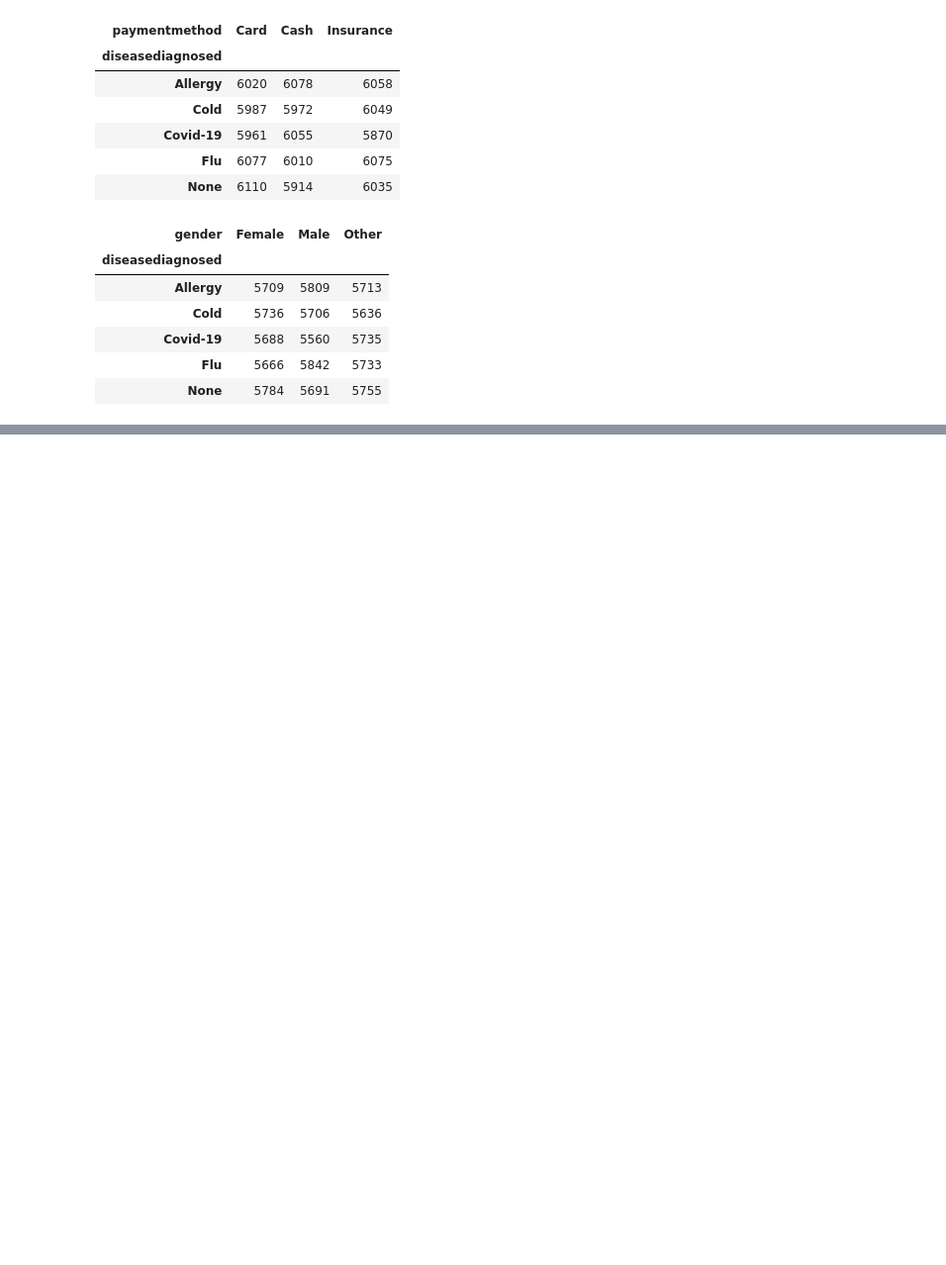
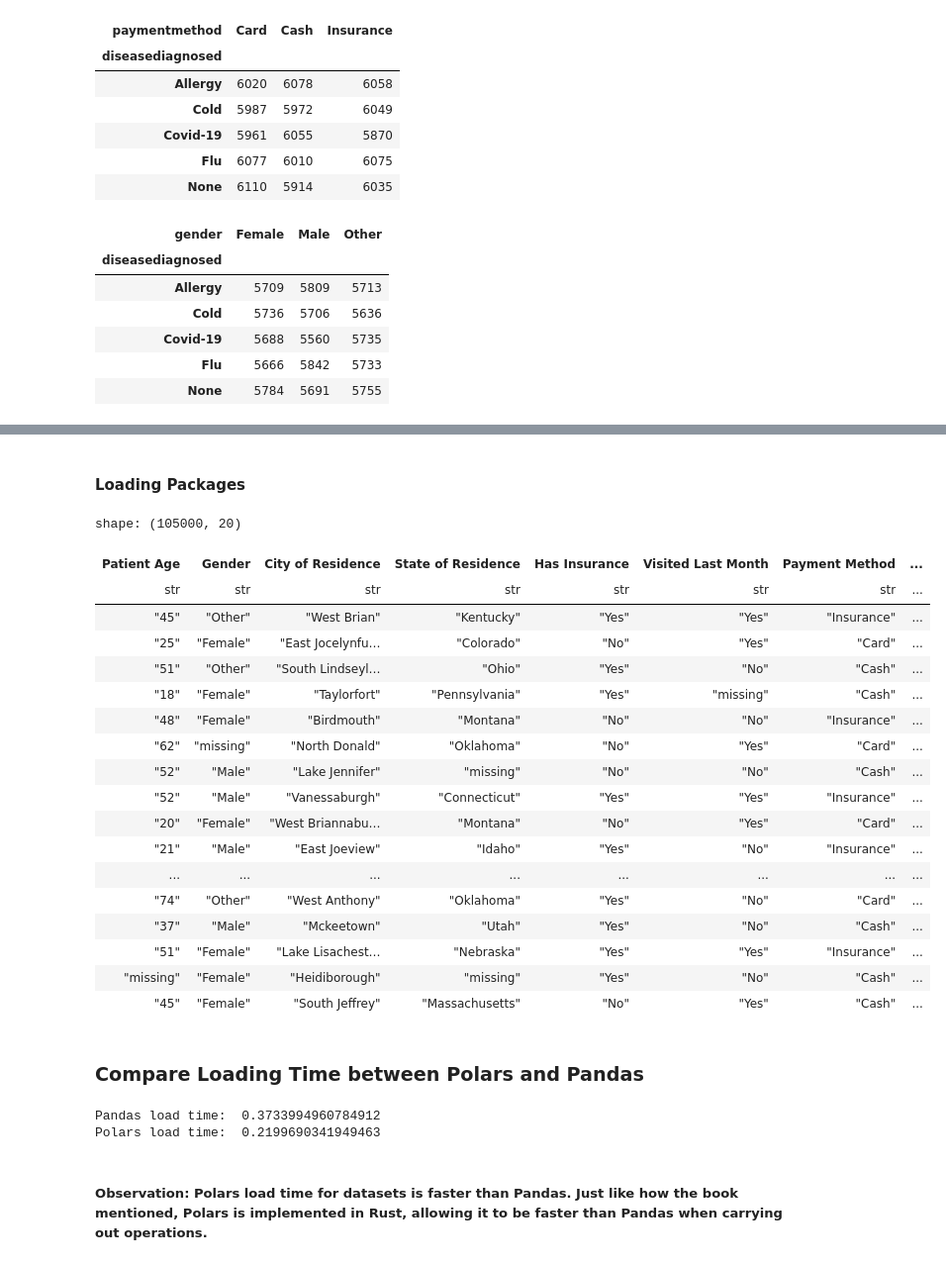
Before and after one commit to Helzheng123/datasci_2_manipulation, a Jupyter notebook: hha507_wk2_assignment.ipynb, the cells around one changed output, grey strips where cells are left out. Shown at 99% size. Saved outputs shown, nothing was run; the diff lists cells and outputs as text; code cells hidden in the pictures; blank space fills up the shorter version.

```diff
--- a/hha507_wk2_assignment.ipynb
+++ b/hha507_wk2_assignment.ipynb
@@ -262,0 +269,2 @@ data.pivot_table(values='patientage', index='diseasediagnosed', columns='gender'
+# %% [markdown]
+#### Loading Packages
@@ -262,0 +273,25 @@ data.pivot_table(values='patientage', index='diseasediagnosed', columns='gender'
+# %%
+pl_data = pl.read_csv('https://raw.githubusercontent.com/Helzheng123/datasci_2_manipulation/main/datasets/healthcare_data_cleaning.csv')
+pl_data
+# %% [output]
+shape: (105000, 20)
+| Patient Age | Gender | City of Residence | State of Residence | Has Insurance | Visited Last Month | Payment Method | ... |
+| str | str | str | str | str | str | str | ... |
+| "45" | "Other" | "West Brian" | "Kentucky" | "Yes" | "Yes" | "Insurance" | ... |
+| "25" | "Female" | "East Jocelynfu… | "Colorado" | "No" | "Yes" | "Card" | ... |
+| "51" | "Other" | "South Lindseyl… | "Ohio" | "Yes" | "No" | "Cash" | ... |
+| "18" | "Female" | "Taylorfort" | "Pennsylvania" | "Yes" | "missing" | "Cash" | ... |
+| "48" | "Female" | "Birdmouth" | "Montana" | "No" | "No" | "Insurance" | ... |
+| "62" | "missing" | "North Donald" | "Oklahoma" | "No" | "Yes" | "Card" | ... |
+| "52" | "Male" | "Lake Jennifer" | "missing" | "No" | "No" | "Cash" | ... |
+| "52" | "Male" | "Vanessaburgh" | "Connecticut" | "Yes" | "Yes" | "Insurance" | ... |
+| "20" | "Female" | "West Briannabu… | "Montana" | "No" | "Yes" | "Card" | ... |
+| "21" | "Male" | "East Joeview" | "Idaho" | "Yes" | "No" | "Insurance" | ... |
+| ... | ... | ... | ... | ... | ... | ... | ... |
+| "74" | "Other" | "West Anthony" | "Oklahoma" | "Yes" | "No" | "Card" | ... |
+| "37" | "Male" | "Mckeetown" | "Utah" | "Yes" | "No" | "Cash" | ... |
+| "51" | "Female" | "Lake Lisachest… | "Nebraska" | "Yes" | "Yes" | "Insurance" | ... |
+| "missing" | "Female" | "Heidiborough" | "missing" | "Yes" | "No" | "Cash" | ... |
+| "45" | "Female" | "South Jeffrey" | "Massachusetts" | "No" | "Yes" | "Cash" | ... |
+# %% [markdown]
+### Compare Loading Time between Polars and Pandas
@@ -262,0 +311,10 @@ data.pivot_table(values='patientage', index='diseasediagnosed', columns='gender'
+# %%
+# to show the load times for each
+
+print('Pandas load time: ', pandas_time)
+print('Polars load time: ', polars_time)
+# %% [output]
+Pandas load time:  0.3733994960784912
+Polars load time:  0.2199690341949463
+# %% [markdown]
+##### Observation: Polars load time for datasets is faster than Pandas. Just like how the book mentioned, Polars is implemented in Rust, allowing it to be faster than Pandas when carrying out operations.
```
Also changed, not shown: parts of 5 cells of this notebook.
